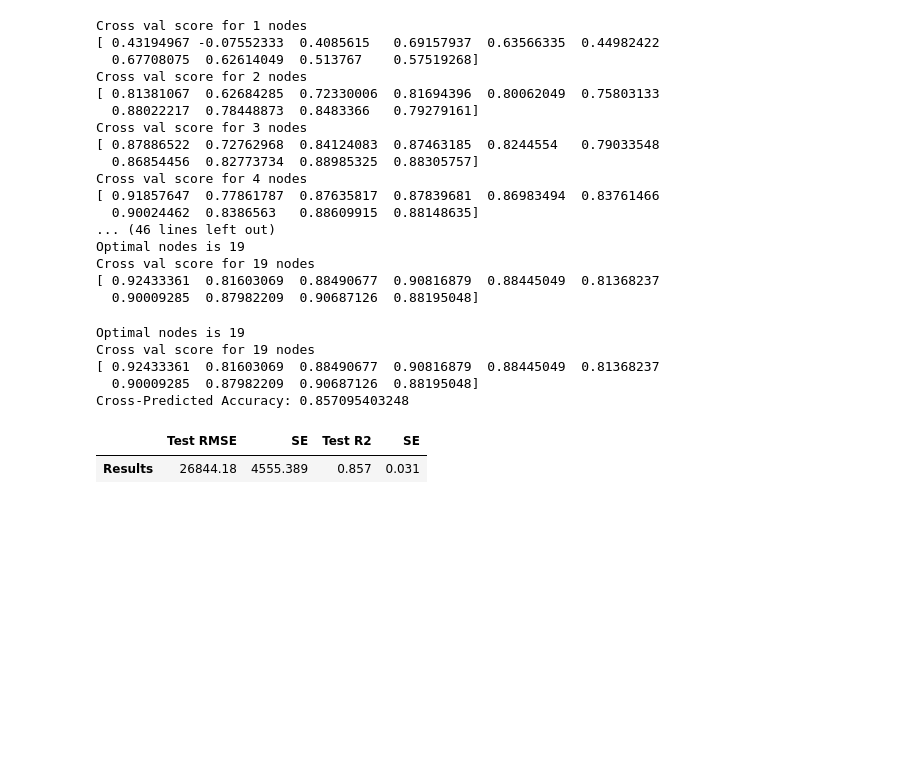
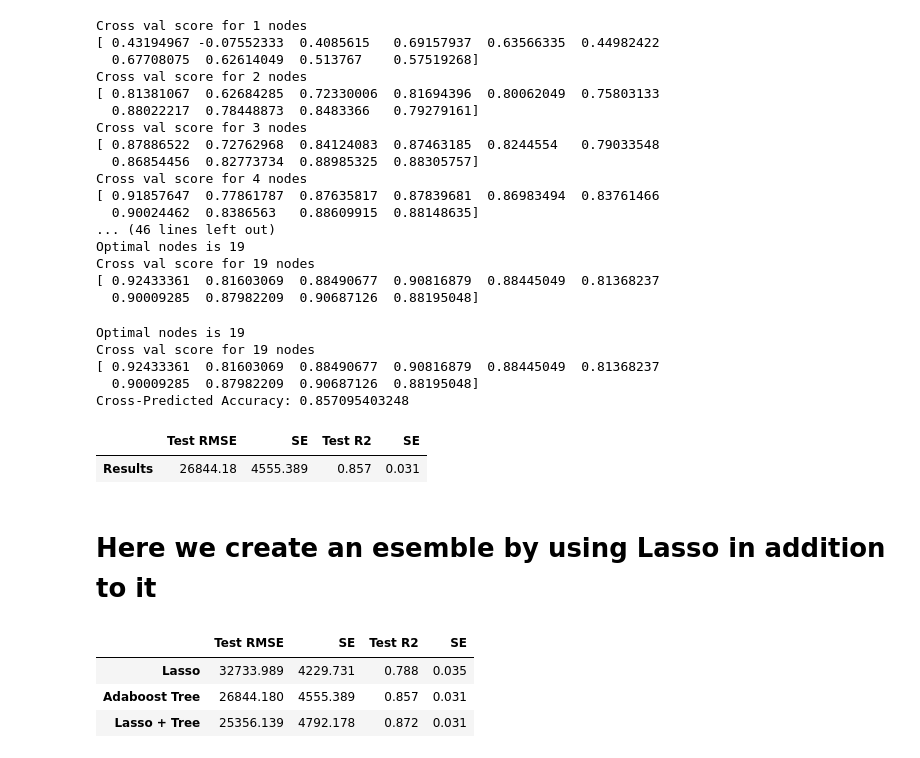
Before and after one commit to chyl9109/QBUS2820ProjctOne, a Jupyter notebook: Adaboost - Decision Trees Implementation.ipynb, the cells around one changed output. Cells and saved outputs as stored; diff of their text form; code cells hidden in the pictures; blank space fills up the shorter version.

```diff
--- a/Adaboost - Decision Trees Implementation.ipynb
+++ b/Adaboost - Decision Trees Implementation.ipynb
@@ -258,3 +258,36 @@ results.round(3)
 # %% [output]
 |  | Test RMSE | SE | Test R2 | SE |
 | Results | 26844.18 | 4555.389 | 0.857 | 0.031 |
+# %% [markdown]
+# Here we create an esemble by using Lasso in addition to it
+# %%
+from sklearn.linear_model import LassoCV
+
+lasso = LassoCV(cv=10)
+lasso.fit(final_train, np.ravel(y_train))
+pred_L = lasso.predict(final_test)
+# %%
+#The decision tree with AdaBoosting
+regr.fit(final_train, y_train)
+pred_T = regr.predict(final_test)
+# %%
+#Combining the 2 predictions
+pred_combined = (pred_L+pred_T)/2
+# %%
+columns=['Test RMSE', 'SE', 'Test R2', 'SE']
+rows = ['Lasso', 'Adaboost Tree', 'Lasso + Tree']
+results=pd.DataFrame(0.0, columns=columns, index=rows)
+
+results.iloc[0,0], results.iloc[0,1] = rmse_jack(y_test, pred_L)
+results.iloc[0,2], results.iloc[0,3] = (r2_jack(y_test, pred_L))
+results.iloc[1,0], results.iloc[1,1] = rmse_jack(y_test, pred_T)
+results.iloc[1,2], results.iloc[1,3] = (r2_jack(y_test, pred_T))
+results.iloc[2,0], results.iloc[2,1] = rmse_jack(y_test, pred_combined)
+results.iloc[2,2], results.iloc[2,3] = (r2_jack(y_test, pred_combined))
+
+results.round(3)
+# %% [output]
+|  | Test RMSE | SE | Test R2 | SE |
+| Lasso | 32733.989 | 4229.731 | 0.788 | 0.035 |
+| Adaboost Tree | 26844.180 | 4555.389 | 0.857 | 0.031 |
+| Lasso + Tree | 25356.139 | 4792.178 | 0.872 | 0.031 |
```
Also changed, not shown: parts of 7 cells of this notebook, 1 other file.
